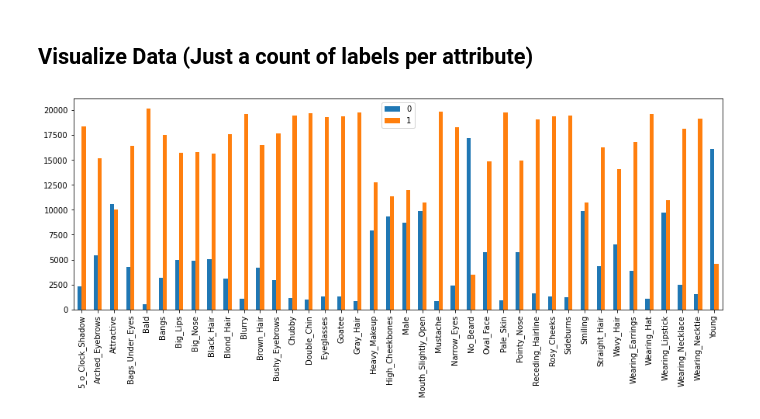
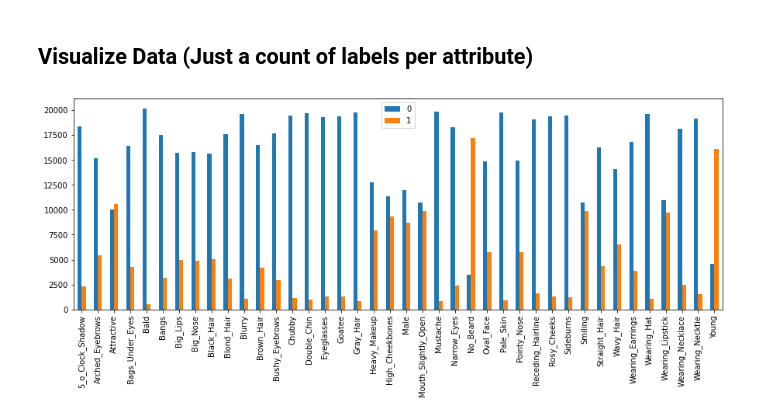
Before and after one commit to brookekelseyryan/DeepRecognition, a Jupyter notebook: CS274_Project.ipynb, the cells around one changed output. Drawn from its saved outputs; the diff is of its cells as text; code cells hidden in the pictures.

Commit message:
Fixed data visualization labels

```diff
--- a/CS274_Project.ipynb
+++ b/CS274_Project.ipynb
@@ -377,9 +374,9 @@ negs = [20661 - pos[i] for i in range(len(pos))]
 # %%
 categories = list(data.columns.values)[1:]
 # %%
-df = pd.DataFrame(np.c_[pos, negs], index=categories)
+df = pd.DataFrame(np.c_[negs, pos], index=categories)
 df.plot.bar(figsize=(15, 5))
 
 plt.show()
 # %% [output]
-[figure, old version]
+[figure, new version]
```
Also changed, not shown: parts of 5 cells of this notebook.
